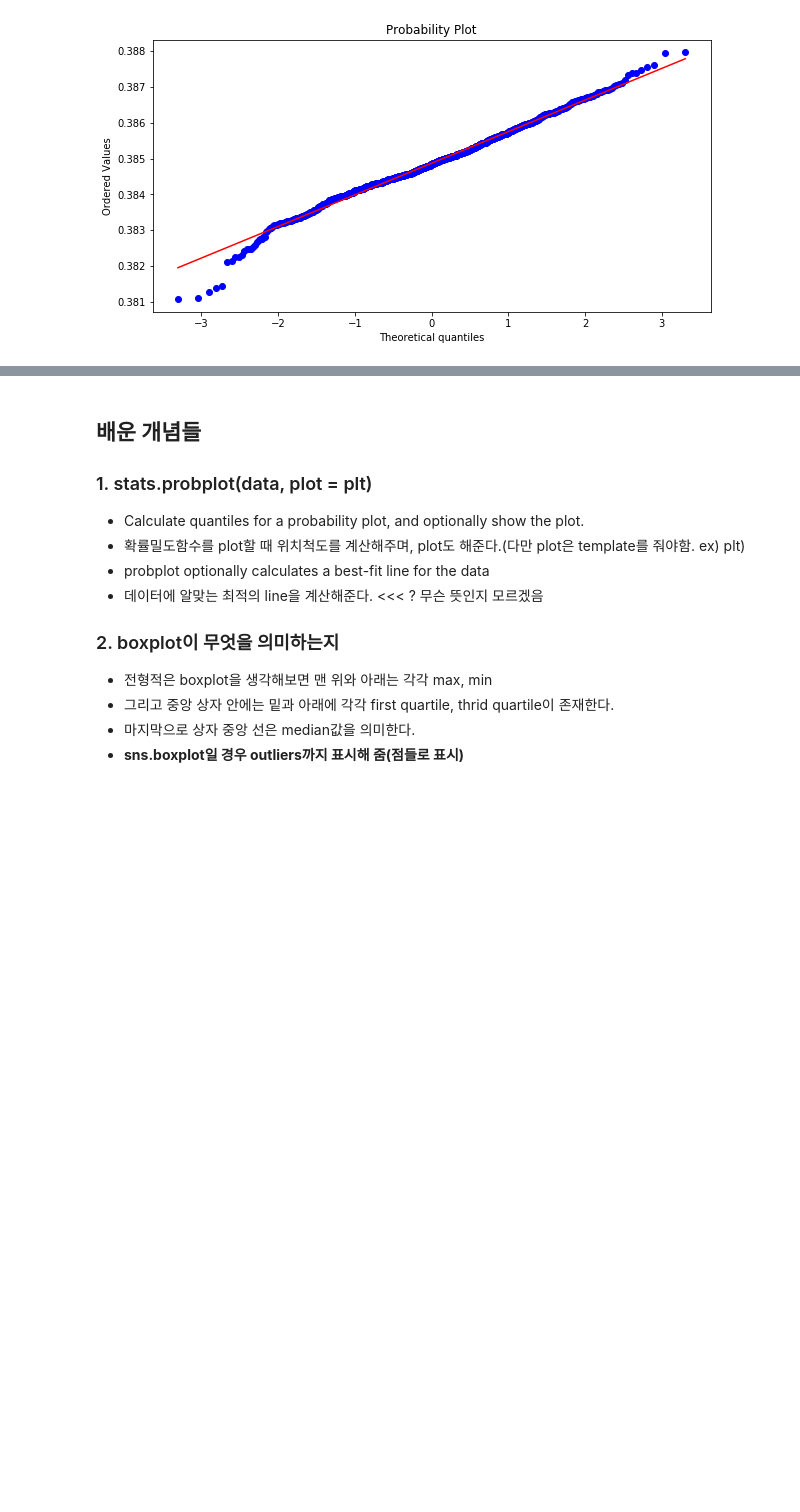
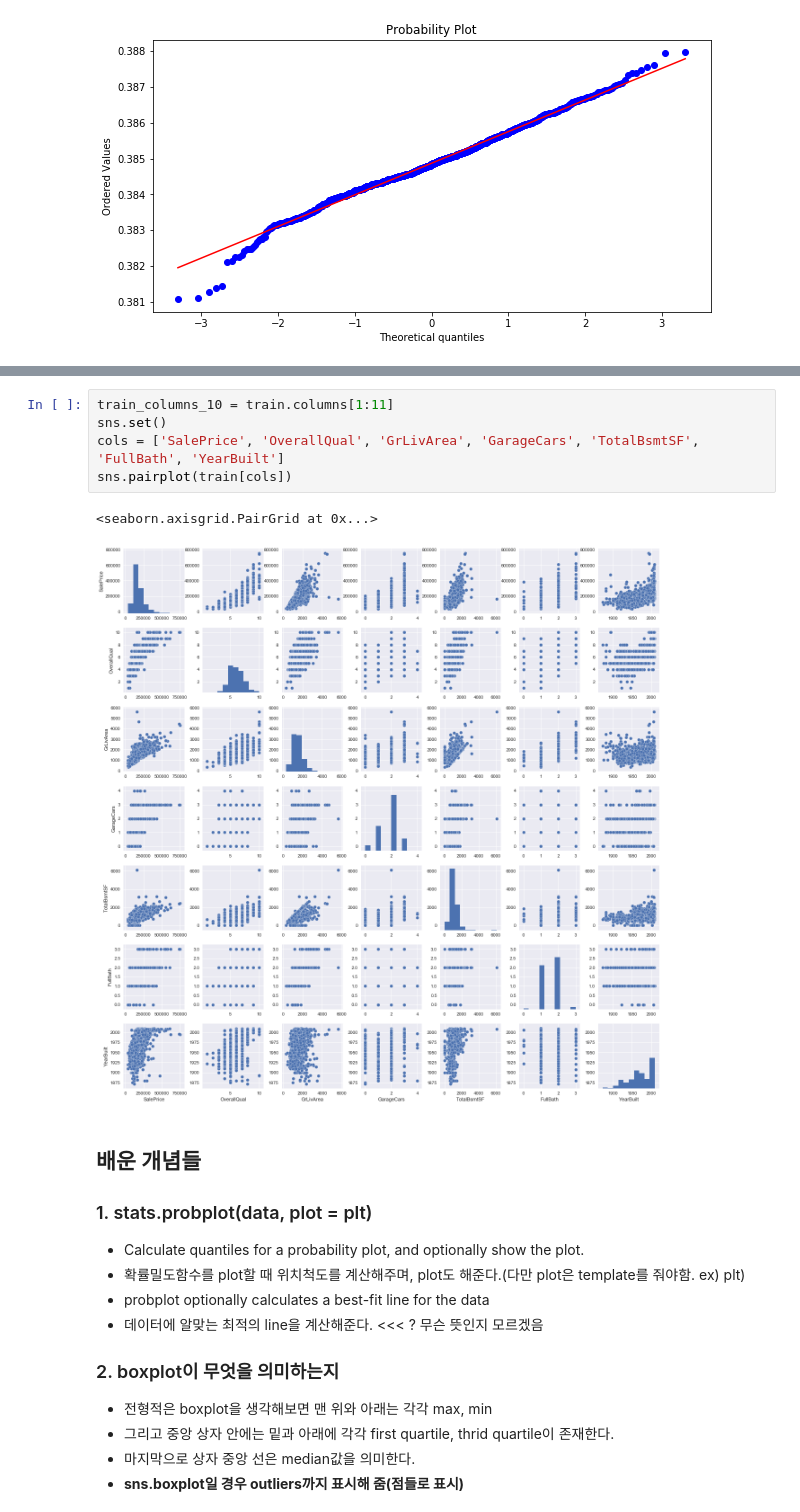
Before and after one commit to gjustin40/Kaggle, a Jupyter notebook: House-Prices/House-Prices.ipynb, the cells around one changed output, grey strips where cells are left out. Drawn from its saved outputs; the diff is of its cells as text; blank space fills up the shorter version.

```diff
--- a/House-Prices/House-Prices.ipynb
+++ b/House-Prices/House-Prices.ipynb
@@ -104,3 +115,11 @@ plt.show()
+# %%
+train_columns_10 = train.columns[1:11]
+sns.set()
+cols = ['SalePrice', 'OverallQual', 'GrLivArea', 'GarageCars', 'TotalBsmtSF', 'FullBath', 'YearBuilt']
+sns.pairplot(train[cols])
+# %% [output]
+<seaborn.axisgrid.PairGrid at 0x...>
+[figure, added]
 # %% [markdown]
 ## 배운 개념들
 ### 1. stats.probplot(data, plot = plt)
```
Also changed, not shown: parts of 3 cells of this notebook, 4 other files.
